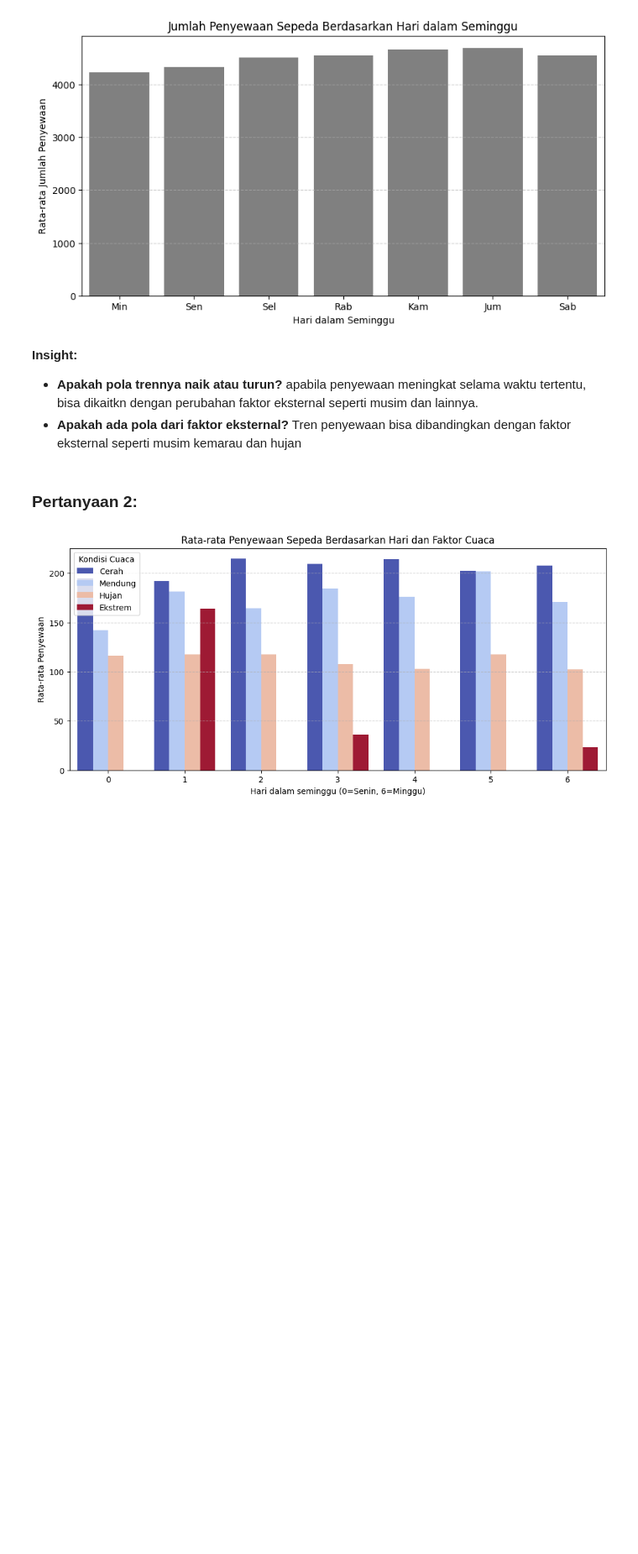
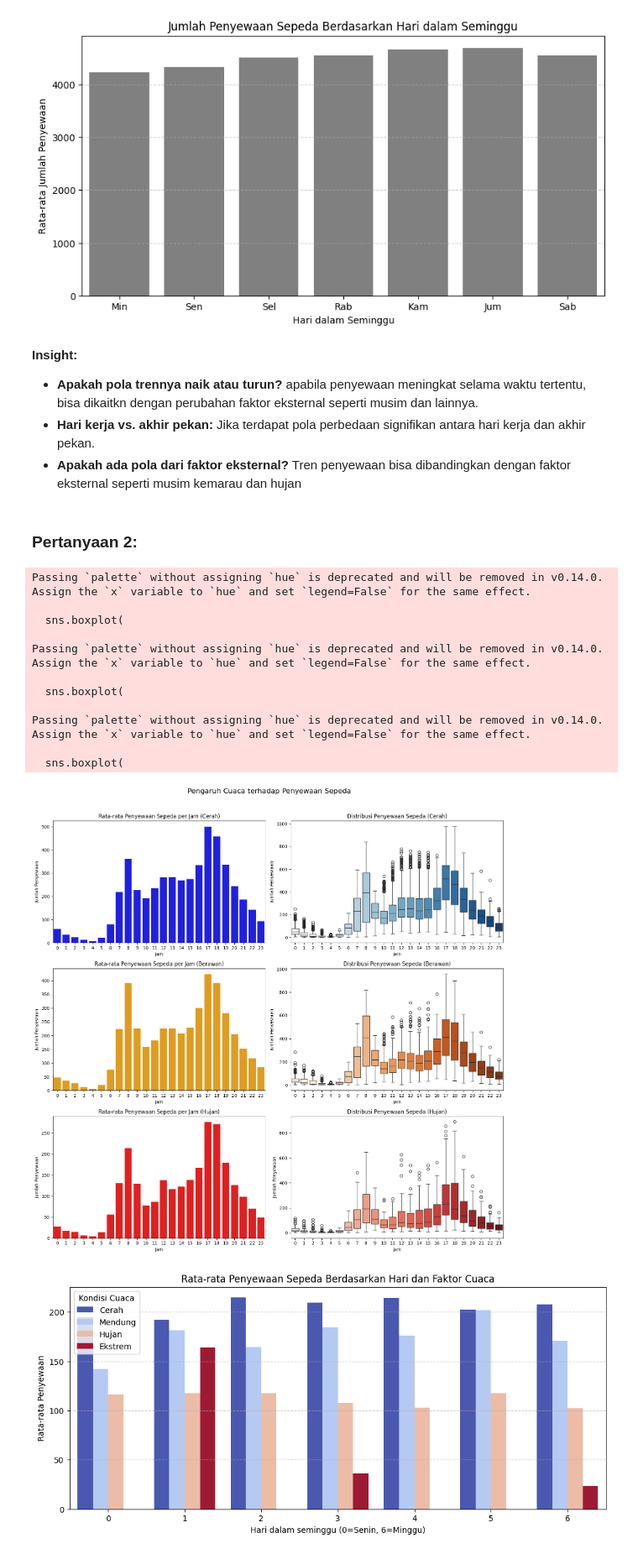
Before and after one commit to Prcksp/proyek_analisis_data, a Jupyter notebook: Proyek_Analisis_Data.ipynb, the cells around one changed output. Shown at 84% size. Saved outputs shown, nothing was run; the diff lists cells and outputs as text; code cells hidden in the pictures; blank space fills up the shorter version.

```diff
--- a/Proyek_Analisis_Data.ipynb
+++ b/Proyek_Analisis_Data.ipynb
@@ -469,9 +469,65 @@ plt.show()
 # %% [markdown]
 **Insight:**
 - **Apakah pola trennya naik atau turun?** apabila penyewaan meningkat selama waktu tertentu, bisa dikaitkn dengan perubahan faktor eksternal seperti musim dan lainnya.
+- **Hari kerja vs. akhir pekan:** Jika terdapat pola perbedaan signifikan antara hari kerja dan akhir pekan.
 - **Apakah ada pola dari faktor eksternal?** Tren penyewaan bisa dibandingkan dengan faktor eksternal seperti musim kemarau dan hujan
 # %% [markdown]
 ### Pertanyaan 2:
+# %%
+weather_mapping = {
+    1: "Cerah",
+    2: "Berawan",
+    3: "Hujan"
+}
+
+hour_df["weather_desc"] = hour_df["weathersit"].map(weather_mapping)
+
+fig, axes = plt.subplots(3, 2, figsize=(15, 15))
+fig.suptitle("Pengaruh Cuaca terhadap Penyewaan Sepeda", fontsize=16)
+
+for i, (code, weather_filter) in enumerate(weather_mapping.items()):
+    filtered_weather_df = hour_df[hour_df["weather_desc"] == weather_filter]
+
+    hour_avg = filtered_weather_df.groupby('hr')['cnt'].mean()
+    colors = ["blue", "orange", "red"]  # Warna untuk setiap kondisi cuaca
+    sns.barplot(
+        x=hour_avg.index,
+        y=hour_avg.values,
+        color=colors[i],
+        ax=axes[i, 0]
+    )
+    axes[i, 0].set_title(f"Rata-rata Penyewaan Sepeda per Jam ({weather_filter})")
+    axes[i, 0].set_xlabel("Jam")
+    axes[i, 0].set_ylabel("Jumlah Penyewaan")
+    axes[i, 0].set_xticks(range(24))
+    axes[i, 0].set_xticklabels(range(24))
+
+    palettes = ["Blues", "Oranges", "Reds"]
+    sns.boxplot(
+        x=filtered_weather_df["hr"],
+        y=filtered_weather_df["cnt"],
+        palette=palettes[i],
+        ax=axes[i, 1]
+    )
+    axes[i, 1].set_title(f"Distribusi Penyewaan Sepeda ({weather_filter})")
+    axes[i, 1].set_xlabel("Jam")
+    axes[i, 1].set_ylabel("Jumlah Penyewaan")
+
+plt.tight_layout(rect=[0, 0, 1, 0.96])
+plt.show()
+# %% [output]
+Passing `palette` without assigning `hue` is deprecated and will be removed in v0.14.0. Assign the `x` variable to `hue` and set `legend=False` for the same effect.
+
+  sns.boxplot(
+
+Passing `palette` without assigning `hue` is deprecated and will be removed in v0.14.0. Assign the `x` variable to `hue` and set `legend=False` for the same effect.
+
+  sns.boxplot(
+
+Passing `palette` without assigning `hue` is deprecated and will be removed in v0.14.0. Assign the `x` variable to `hue` and set `legend=False` for the same effect.
+
+  sns.boxplot(
+[figure, added]
 # %%
 plt.figure(figsize=(12, 5))
 
```
Also changed, not shown: parts of 3 cells of this notebook, 1 other file.
